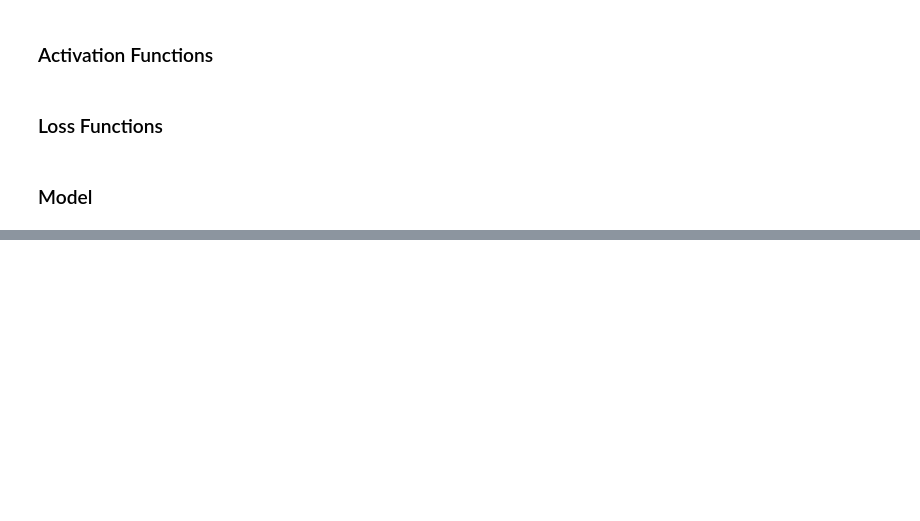
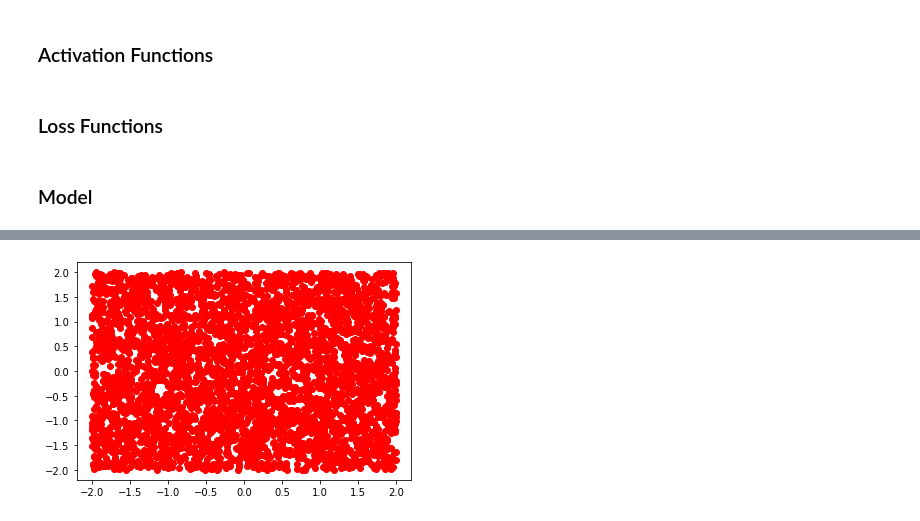
Before and after one commit to brenmcnamara/ML, a Jupyter notebook: projects/Back Propagation.ipynb, the cells around one changed output, grey strips where cells are left out. Cells and saved outputs as stored; diff of their text form; code cells hidden in the pictures; blank space fills up the shorter version.

```diff
--- a/projects/Back Propagation.ipynb
+++ b/projects/Back Propagation.ipynb
@@ -279,0 +432,11 @@ len(model1['layers']))
+# %%
+n = model2_test.shape[1]
+
+for i in range(n):
+    point = model2_test[:, i].reshape(-1, 1)
+    category = predict(model2, point)
+    plt.plot(point[0], point[1], 'go' if category == 1 else 'ro')
+
+plt.show()
+# %% [output]
+[figure, added]
```
Also changed, not shown: parts of 26 cells of this notebook.
